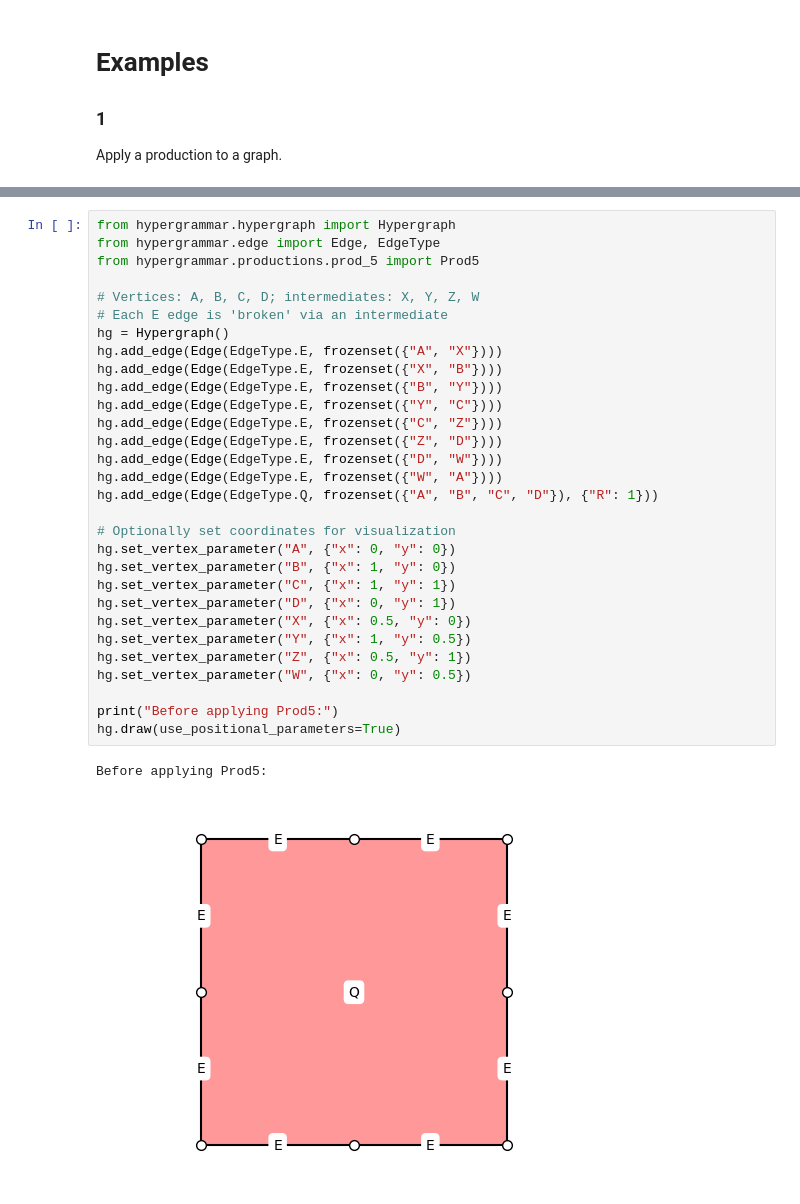
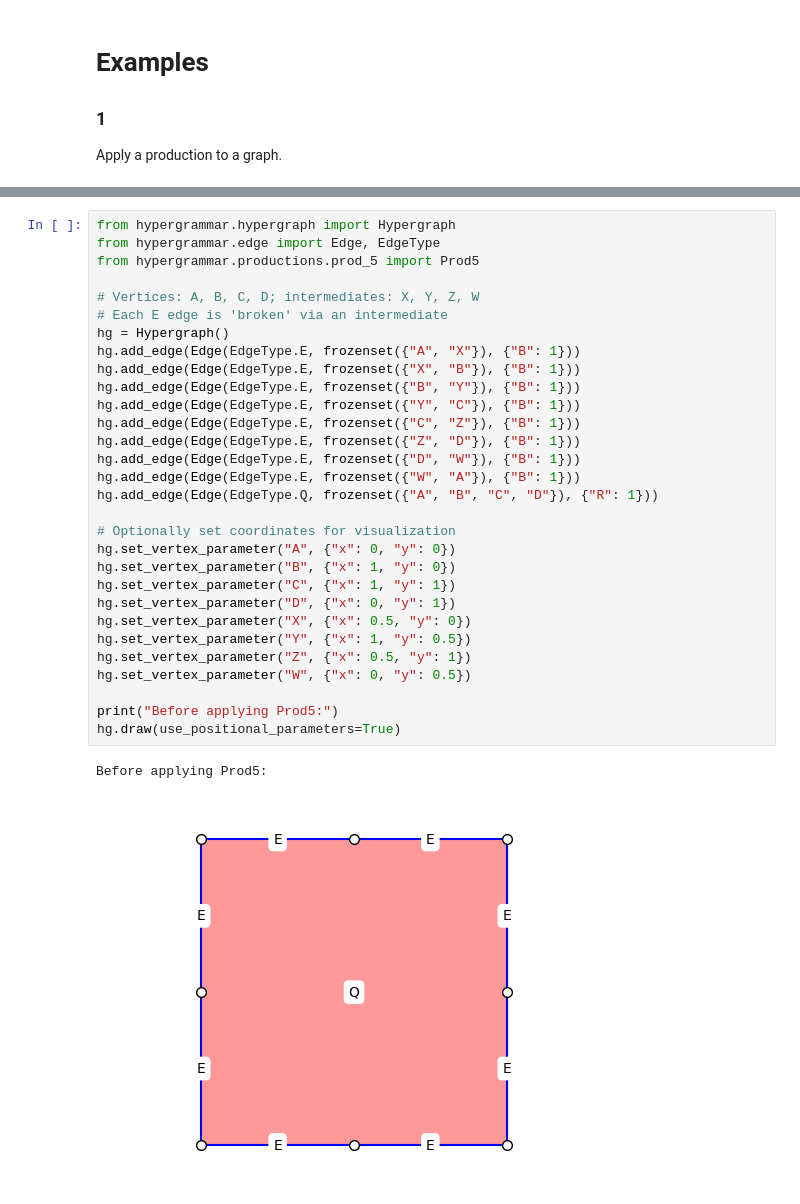
Before and after one commit to bartektempka/hypergraph-grammar-AGH, a Jupyter notebook: prod1_5.ipynb, the cells around one changed output, grey strips where cells are left out. Cells and saved outputs as stored; diff of their text form.

```diff
--- a/prod1_5.ipynb
+++ b/prod1_5.ipynb
@@ -5,36 +90,36 @@ Apply a production to a graph.
 # %%
 from hypergrammar.hypergraph import Hypergraph
 from hypergrammar.edge import Edge, EdgeType
 from hypergrammar.productions.prod_5 import Prod5
 
 # Vertices: A, B, C, D; intermediates: X, Y, Z, W
 # Each E edge is 'broken' via an intermediate
 hg = Hypergraph()
-hg.add_edge(Edge(EdgeType.E, frozenset({"A", "X"})))
-hg.add_edge(Edge(EdgeType.E, frozenset({"X", "B"})))
-hg.add_edge(Edge(EdgeType.E, frozenset({"B", "Y"})))
-hg.add_edge(Edge(EdgeType.E, frozenset({"Y", "C"})))
-hg.add_edge(Edge(EdgeType.E, frozenset({"C", "Z"})))
-hg.add_edge(Edge(EdgeType.E, frozenset({"Z", "D"})))
-hg.add_edge(Edge(EdgeType.E, frozenset({"D", "W"})))
-hg.add_edge(Edge(EdgeType.E, frozenset({"W", "A"})))
+hg.add_edge(Edge(EdgeType.E, frozenset({"A", "X"}), {"B": 1}))
+hg.add_edge(Edge(EdgeType.E, frozenset({"X", "B"}), {"B": 1}))
+hg.add_edge(Edge(EdgeType.E, frozenset({"B", "Y"}), {"B": 1}))
+hg.add_edge(Edge(EdgeType.E, frozenset({"Y", "C"}), {"B": 1}))
+hg.add_edge(Edge(EdgeType.E, frozenset({"C", "Z"}), {"B": 1}))
+hg.add_edge(Edge(EdgeType.E, frozenset({"Z", "D"}), {"B": 1}))
+hg.add_edge(Edge(EdgeType.E, frozenset({"D", "W"}), {"B": 1}))
+hg.add_edge(Edge(EdgeType.E, frozenset({"W", "A"}), {"B": 1}))
 hg.add_edge(Edge(EdgeType.Q, frozenset({"A", "B", "C", "D"}), {"R": 1}))
 
 # Optionally set coordinates for visualization
 hg.set_vertex_parameter("A", {"x": 0, "y": 0})
 hg.set_vertex_parameter("B", {"x": 1, "y": 0})
 hg.set_vertex_parameter("C", {"x": 1, "y": 1})
 hg.set_vertex_parameter("D", {"x": 0, "y": 1})
 hg.set_vertex_parameter("X", {"x": 0.5, "y": 0})
 hg.set_vertex_parameter("Y", {"x": 1, "y": 0.5})
 hg.set_vertex_parameter("Z", {"x": 0.5, "y": 1})
 hg.set_vertex_parameter("W", {"x": 0, "y": 0.5})
 
 print("Before applying Prod5:")
 hg.draw(use_positional_parameters=True)
 # %% [output]
 Before applying Prod5:
-[figure, old version]
+[figure, new version]
 # %%
 prod5 = Prod5()
 new_hg = prod5.apply(hg)
```
Also changed, not shown: parts of 8 cells of this notebook.
